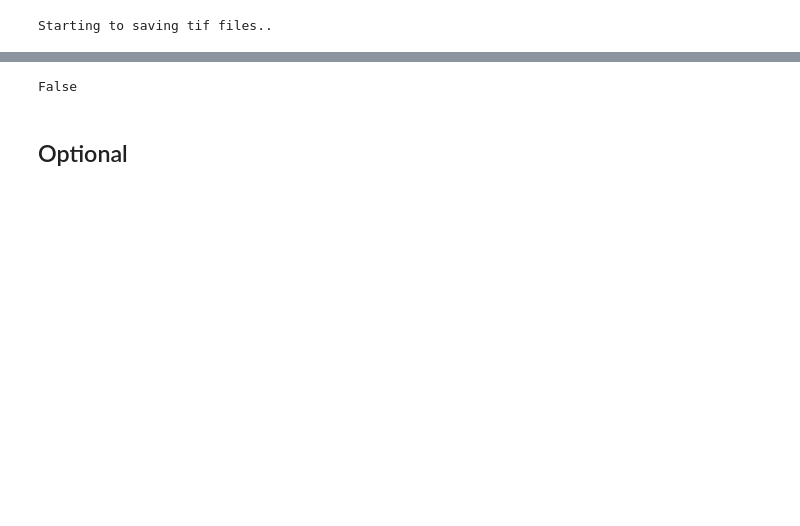
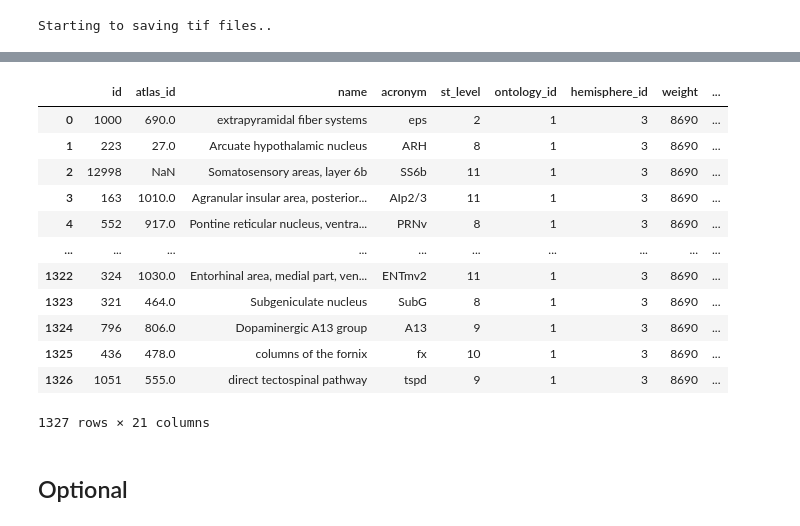
Before and after one commit to YANQI-LIU/Image_Registration, a Jupyter notebook: Workflow.ipynb, the cells around one changed output, grey strips where cells are left out. Drawn from its saved outputs; the diff is of its cells as text; code cells hidden in the pictures; blank space fills up the shorter version.

```diff
--- a/Workflow.ipynb
+++ b/Workflow.ipynb
@@ -219,11 +191,23 @@ if is_axon :
 check_points(points_in_atlas)
 # check again to see if 0 disappears
-# %%
-1092 in points_in_atlas
-# %% [output]
-False
 # %%
 region_counts=na.points.make_pd_ara2sample(points_in_atlas.tolist(),atlas_labels,out_name,is_axon)
+# %%
+na.atlas_labels
+# %% [output]
+|  | id | atlas_id | name | acronym | st_level | ontology_id | hemisphere_id | weight | ... |
+| 0 | 1000 | 690.0 | extrapyramidal fiber systems | eps | 2 | 1 | 3 | 8690 | ... |
+| 1 | 223 | 27.0 | Arcuate hypothalamic nucleus | ARH | 8 | 1 | 3 | 8690 | ... |
+| 2 | 12998 | NaN | Somatosensory areas, layer 6b | SS6b | 11 | 1 | 3 | 8690 | ... |
+| 3 | 163 | 1010.0 | Agranular insular area, posterior... | AIp2/3 | 11 | 1 | 3 | 8690 | ... |
+| 4 | 552 | 917.0 | Pontine reticular nucleus, ventra... | PRNv | 8 | 1 | 3 | 8690 | ... |
+| ... | ... | ... | ... | ... | ... | ... | ... | ... | ... |
+| 1322 | 324 | 1030.0 | Entorhinal area, medial part, ven... | ENTmv2 | 11 | 1 | 3 | 8690 | ... |
+| 1323 | 321 | 464.0 | Subgeniculate nucleus | SubG | 8 | 1 | 3 | 8690 | ... |
+| 1324 | 796 | 806.0 | Dopaminergic A13 group | A13 | 9 | 1 | 3 | 8690 | ... |
+| 1325 | 436 | 478.0 | columns of the fornix | fx | 10 | 1 | 3 | 8690 | ... |
+| 1326 | 1051 | 555.0 | direct tectospinal pathway | tspd | 9 | 1 | 3 | 8690 | ... |
+1327 rows × 21 columns
 # %% [markdown]
 ## Optional
 # %%
```
Also changed, not shown: parts of 39 cells of this notebook.
